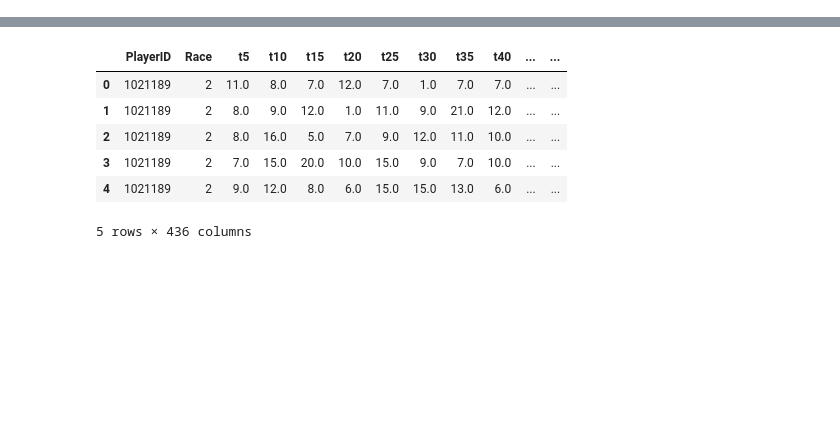
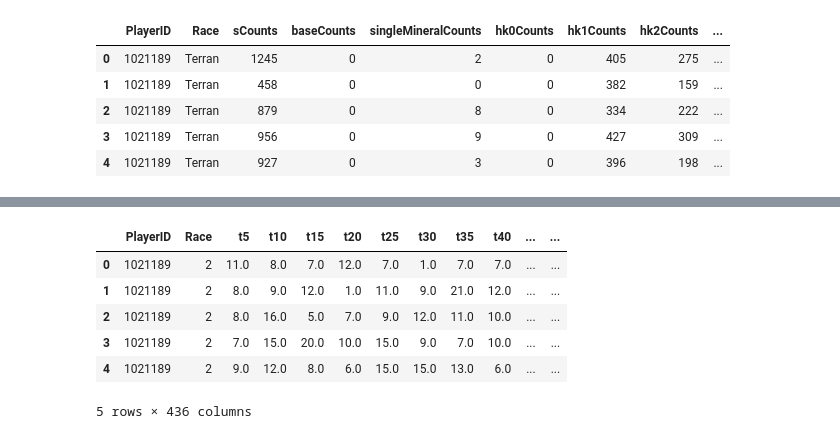
Before and after one commit to carosop/data_mining, a Jupyter notebook: train_jupyter.ipynb, the cells around one changed output, grey strips where cells are left out. Saved outputs shown, nothing was run; the diff lists cells and outputs as text; code cells hidden in the pictures; blank space fills up the shorter version.

```diff
--- a/train_jupyter.ipynb
+++ b/train_jupyter.ipynb
@@ -45,0 +21,8 @@ train_data.head()
+# %%
+# new table that only contains the first two columns (PlayerId and Race) of train_data
+
+# Keep only the first two columns but all rows
+train_data_new = train_data.iloc[:, :2]
+
+#test
+train_data_new.head()
@@ -45,0 +36,85 @@ train_data.head()
+# %%
+# add the count of Moves per row
+
+# new lists of counts
+counts = [[0] * 3052 for _ in range(13)]
+
+# go through the rows
+for index, row in train_data.iterrows():
+
+    # go through the moves
+    for i in range(1, 2564):
+
+        # count the number of s's
+        if row["Move "+ str(i)] == 's':
+            counts[10][index] += 1
+
+        # count the number of Base's
+        elif row["Move "+ str(i)] == 'Base':
+            counts[11][index] += 1
+
+        # count the number of SingleMineral's
+        elif row["Move "+ str(i)] == 'SingleMineral':
+            counts[12][index] += 1
+
+
+        # count the hotkeys
+        elif isinstance(row["Move "+ str(i)], str):
+
+            # count the number of hotkey0_'s
+            if row["Move "+ str(i)].startswith("hotkey0"):
+                counts[0][index] += 1
+
+            # count the number of hotkey1_'s
+            elif row["Move "+ str(i)].startswith("hotkey1"):
+                counts[1][index] += 1
+
+            # count the number of hotkey2_'s
+            elif row["Move "+ str(i)].startswith("hotkey2"):
+                counts[2][index] += 1
+
+            # count the number of hotkey3_'s
+            elif row["Move "+ str(i)].startswith("hotkey3"):
+                counts[3][index] += 1
+
+            # count the number of hotkey4_'s
+            elif row["Move "+ str(i)].startswith("hotkey4"):
+                counts[4][index] += 1
+
+            # count the number of hotkey5_'s
+            elif row["Move "+ str(i)].startswith("hotkey5"):
+                counts[5][index] += 1
+
+            # count the number of hotkey6_'s
+            elif row["Move "+ str(i)].startswith("hotkey6"):
+                counts[6][index] += 1
+
+            # count the number of hotkey7_'s
+            elif row["Move "+ str(i)].startswith("hotkey7"):
+                counts[7][index] += 1
+
+            # count the number of hotkey8_'s
+            elif row["Move "+ str(i)].startswith("hotkey8"):
+                counts[8][index] += 1
+
+            # count the number of hotkey9_'s
+            elif row["Move "+ str(i)].startswith("hotkey9"):
+                counts[9][index] += 1
+
+
+
+for i in range(10):
+    train_data_new['hk' + str(i) + 'Counts'] = counts[i]
+
+train_data_new['sCounts'] = counts[10]
+train_data_new['baseCounts'] = counts[11]
+train_data_new['singleMineralCounts'] = counts[12]
+
+train_data_new.head()
+# %% [output]
+|  | PlayerID | Race | sCounts | baseCounts | singleMineralCounts | hk0Counts | hk1Counts | hk2Counts | ... |
+| 0 | 1021189 | Terran | 1245 | 0 | 2 | 0 | 405 | 275 | ... |
+| 1 | 1021189 | Terran | 458 | 0 | 0 | 0 | 382 | 159 | ... |
+| 2 | 1021189 | Terran | 879 | 0 | 8 | 0 | 334 | 222 | ... |
+| 3 | 1021189 | Terran | 956 | 0 | 9 | 0 | 427 | 309 | ... |
+| 4 | 1021189 | Terran | 927 | 0 | 3 | 0 | 396 | 198 | ... |
```
Also changed, not shown: parts of 16 cells of this notebook, 1 other file.
